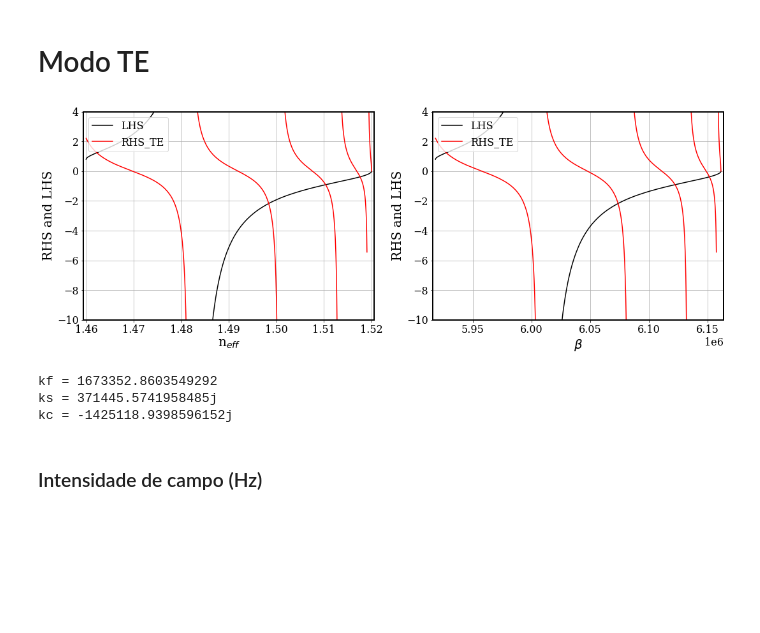
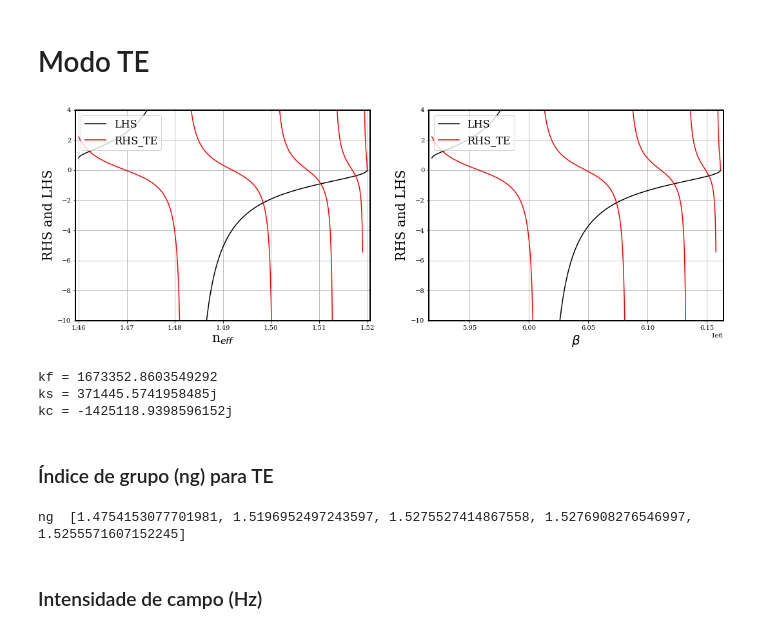
Before and after one commit to CaioRodrigues200/TEEE-2021.1, a Jupyter notebook: Subject Exercises/Exercício 02/Ex2.ipynb, the cells around one changed output. Drawn from its saved outputs; the diff is of its cells as text; code cells hidden in the pictures; blank space fills up the shorter version.

```diff
--- a/Subject Exercises/Exercício 02/Ex2.ipynb
+++ b/Subject Exercises/Exercício 02/Ex2.ipynb
@@ -22,11 +21,15 @@ a = 4e-6
 lmbd = 1550e-9
 c0 = 299792458
 k0 = 2*np.pi/lmbd
+n_diff = nf - ns
+
 pc = (nf**2)/(nc**2)
 ps = (nf**2)/(ns**2)
+
 AbNum = np.sqrt(nf**2-ns**2)
 V = a*k0*AbNum
 delta = (ns**2 - nc**2)/(nf**2 - ns**2)
+
 colors = ['b', 'g', 'r', 'y', 'c', 'blue','k']
 u0 = 4*np.pi*1e-7
 e0 = 1/(u0 * c0**2)
@@ -71,31 +74,31 @@ rightTE[:-1][np.diff(rightTE) < -5] = np.nan    # NaN = Not a Number
 # %%
 font = {'family' : 'serif',
         'weight' : 'normal',
         'size'   : 16}
 
 figure1, axs = plt.subplots(1, 2, figsize=(18,6))
 plt.rc('font', **font)
 plt.rc('axes', linewidth=2)
 
 axs[0].plot(neff, leftTE, label = 'LHS', color = colors[6])
 axs[0].plot(neff, rightTE, label = 'RHS_TE', color = colors[2])
 axs[0].set_xlabel(r'n$_{eff}$', fontsize = 20)
 axs[0].set_ylabel(r'RHS and LHS', fontsize = 20)
-axs[0].set_xlim([ns-(nf-ns)*0.01 , nf+(nf-ns)*0.01])
+axs[0].set_xlim([ns - n_diff*0.01 ,  nf + n_diff*0.01])
 axs[0].set_ylim([-10,4])
 axs[0].legend(loc = 'upper left', fontsize = 16)
 axs[0].grid(True)
 
 axs[1].plot(beta, leftTE, label = 'LHS', color = colors[6])
 axs[1].plot(beta, rightTE, label = 'RHS_TE', color = colors[2])
 axs[1].set_xlabel(r'$\beta$', fontsize = 20)
 axs[1].set_ylabel(r'RHS and LHS', fontsize = 20)
-axs[1].set_xlim([ns*k0-(nf*k0-ns*k0)*0.01 , nf*k0+(nf*k0-ns*k0)*0.01])
+axs[1].set_xlim([ns*k0 - n_diff*k0*0.01 ,  nf*k0 + n_diff*k0*0.01])
 axs[1].set_ylim([-10,4])
 axs[1].legend(loc = 'upper left', fontsize = 16)
 axs[1].grid(True)
 # %% [output]
-[figure, old version]
+[figure, new version]
 # %%
 beta_gráfico = 5.93e6
 print(f'kf = {np.sqrt((k0*nf)**2 - beta_gráfico**2)}')
@@ -105,6 +108,26 @@ print(f'kc = -{np.sqrt(beta_gráfico**2 - (k0*nc)**2)}j')
 kf = 1673352.8603549292
 ks = 371445.5741958485j
 kc = -1425118.9398596152j
+# %% [markdown]
+### Índice de grupo (ng) para TE
+# %%
+iterations = 1000
+neff_grafico = np.array([1.462, 1.498, 1.511, 1.517, 1.519])
+neff_array = np.linspace(ns + 0.001*n_diff,  nf - 0.001*n_diff,  iterations)
+index_Array = ( np.floor( (neff_grafico - ns) / ((nf-ns)/iterations) ) )
+m = 1
+ng = []
+
+b_array = ( ((neff_array*k0)**2 - (k0*ns)**2)/((k0*nf)**2 -(k0*ns)**2) )
+V_array = (m*np.pi + np.arctan(np.sqrt((b_array + delta)/(1 - b_array))) + np.arctan(np.sqrt(b_array/(1 - b_array))))/(2*np.sqrt(1 - b_array))
+lambda_array = (2*np.pi/V_array)*a*AbNum
+
+modes_array = index_Array.astype(int)
+for j in modes_array:
+    ng.append( neff_array[j] - np.gradient(neff_array, lambda_array)[j]*lmbd )
+print('ng = ', ng)
+# %% [output]
+ng  [1.4754153077701981, 1.5196952497243597, 1.5275527414867558, 1.5276908276546997, 1.5255571607152245]
 # %% [markdown]
 ### Intensidade de campo (Hz)
 # %%
```
Also changed, not shown: parts of 14 cells of this notebook, 1 other file.
